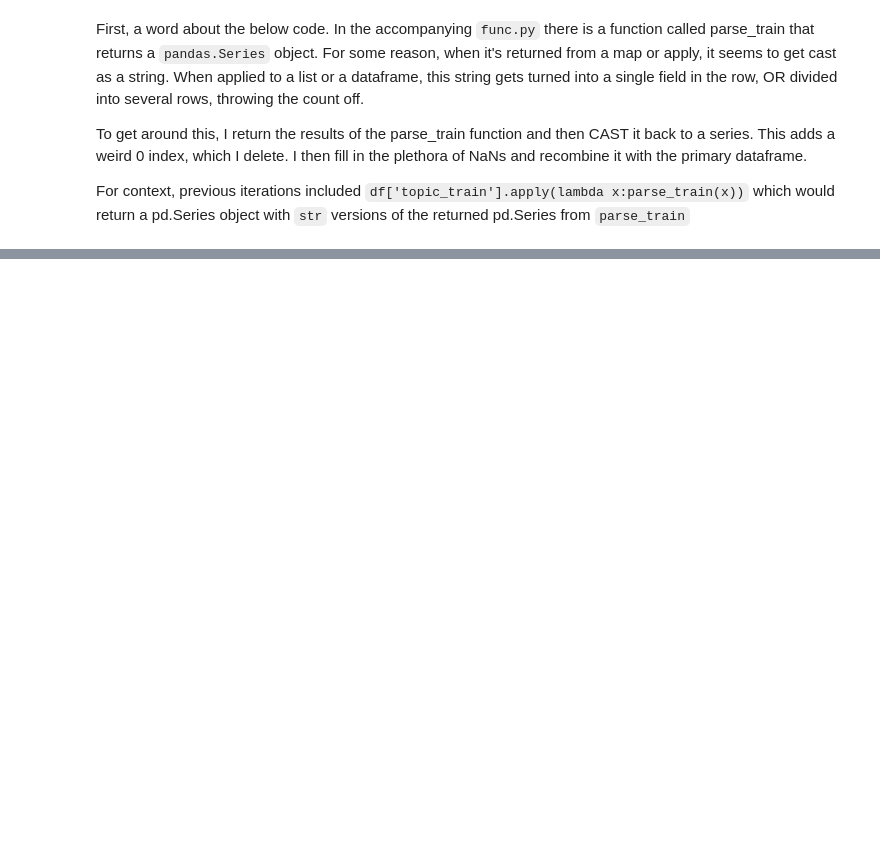
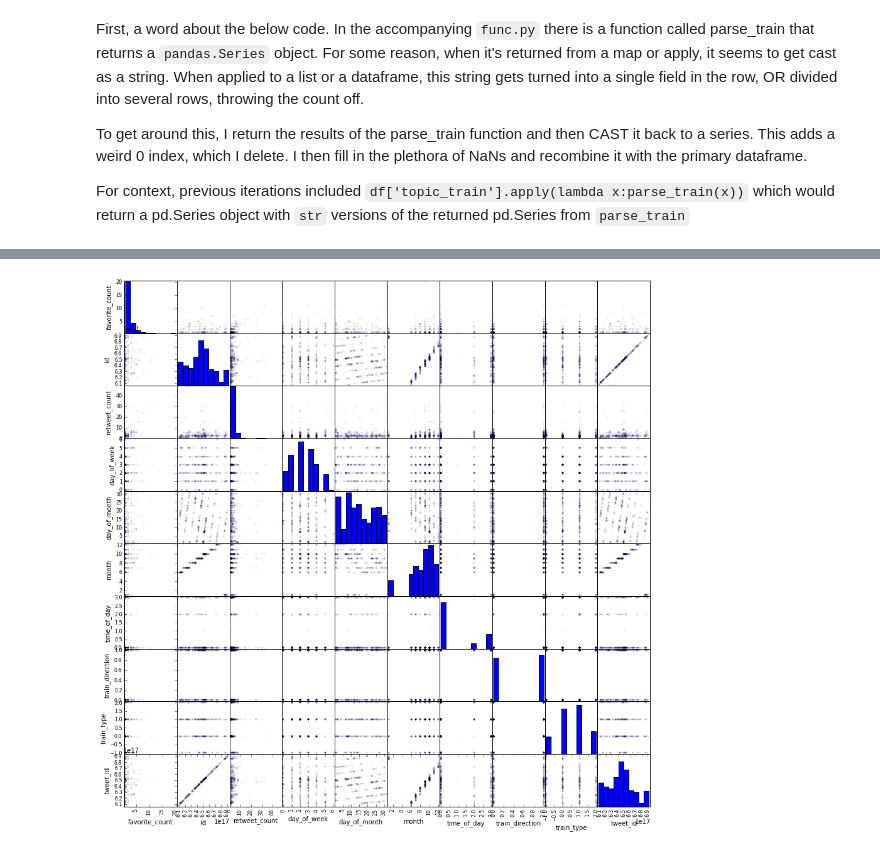
Before and after one commit to lovettbarron/caltrain-predict, a Jupyter notebook: 01explore.ipynb, the cells around one changed output, grey strips where cells are left out. Saved outputs shown, nothing was run; the diff lists cells and outputs as text; code cells hidden in the pictures; blank space fills up the shorter version.

```diff
--- a/01explore.ipynb
+++ b/01explore.ipynb
@@ -255,0 +291,4 @@ AttributeError: 'Series' object has no attribute 'train_topic'
+# %%
+pd.scatter_matrix(df,alpha=0.05,figsize=(15,15), diagonal='hist');
+# %% [output]
+[figure, added]
```
Also changed, not shown: parts of 17 cells of this notebook, 2 other files.
